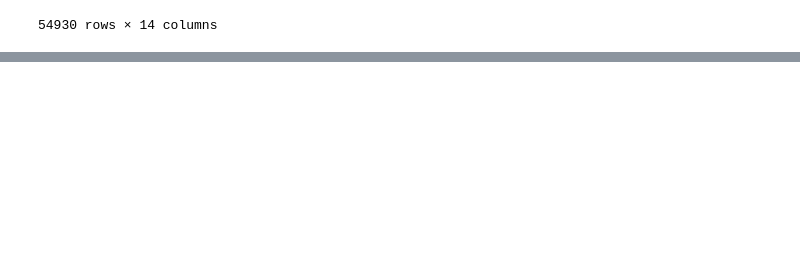
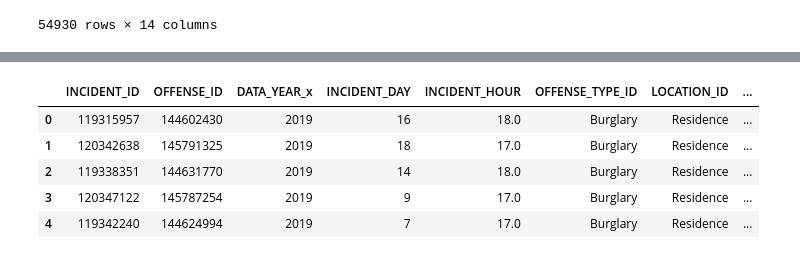
Before and after one commit to mfGWU/module20_finalproject, a Jupyter notebook: DataAnalysis_phase.ipynb, the cells around one changed output, grey strips where cells are left out. Drawn from its saved outputs; the diff is of its cells as text; code cells hidden in the pictures; blank space fills up the shorter version.

```diff
--- a/DataAnalysis_phase.ipynb
+++ b/DataAnalysis_phase.ipynb
@@ -120,0 +188,11 @@ merged_df
+# %%
+# Drop the "INCIDENT_Month" column after converting the months to number
+incident_offense_df = incident_offense_df.drop(["INCIDENT_Month"], axis=1)
+incident_offense_df.head()
+# %% [output]
+|  | INCIDENT_ID | OFFENSE_ID | ﻿DATA_YEAR_x | INCIDENT_DAY | INCIDENT_HOUR | OFFENSE_TYPE_ID | LOCATION_ID | ... |
+| 0 | 119315957 | 144602430 | 2019 | 16 | 18.0 | Burglary | Residence | ... |
+| 1 | 120342638 | 145791325 | 2019 | 18 | 17.0 | Burglary | Residence | ... |
+| 2 | 119338351 | 144631770 | 2019 | 14 | 18.0 | Burglary | Residence | ... |
+| 3 | 120347122 | 145787254 | 2019 | 9 | 17.0 | Burglary | Residence | ... |
+| 4 | 119342240 | 144624994 | 2019 | 7 | 17.0 | Burglary | Residence | ... |
```
Also changed, not shown: parts of 22 cells of this notebook, 1 other file.
